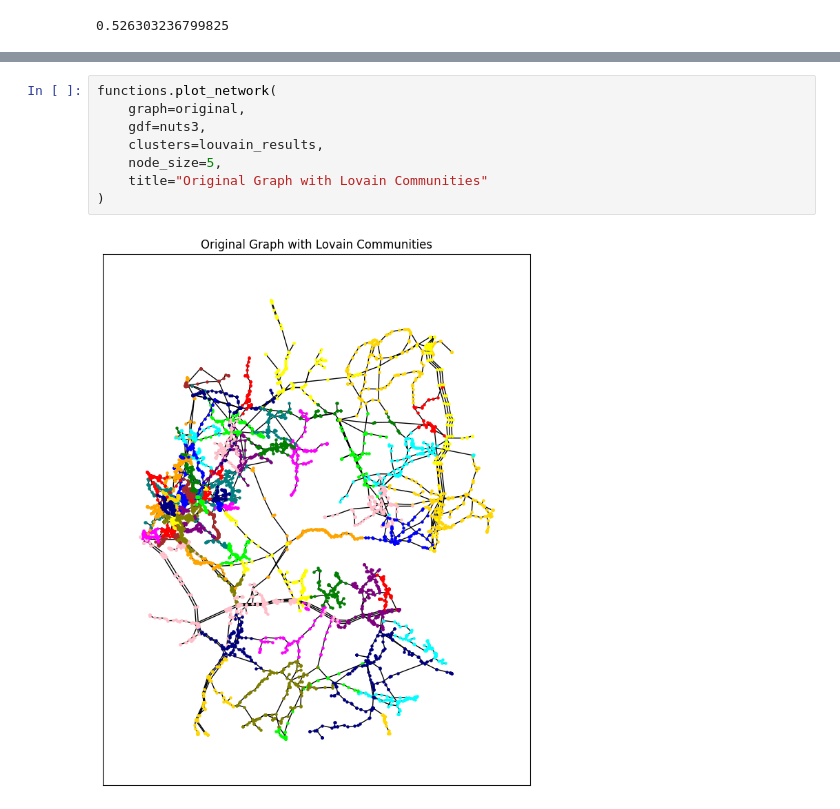
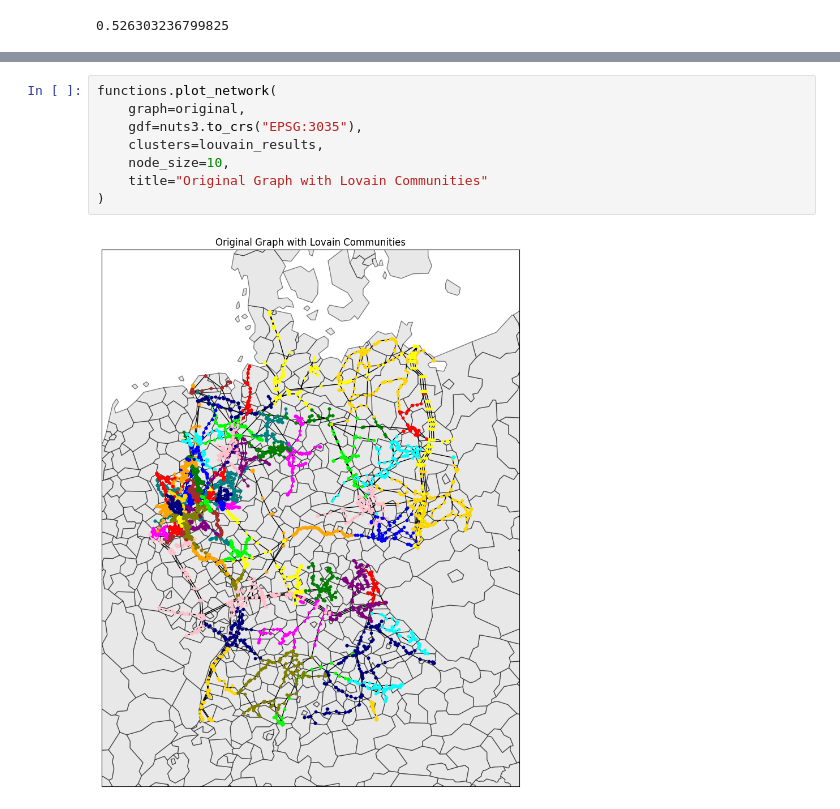
Before and after one commit to hugoschwabe/bachelor-thesis, a Jupyter notebook: benchmark.ipynb, the cells around one changed output, grey strips where cells are left out. Cells and saved outputs as stored; diff of their text form.

```diff
--- a/benchmark.ipynb
+++ b/benchmark.ipynb
@@ -129,13 +133,13 @@ functions.plot_network(
 # %%
 functions.plot_network(
 	graph=original,
-	gdf=nuts3,
+	gdf=nuts3.to_crs("EPSG:3035"),
 	clusters=louvain_results,
-	node_size=5,
+	node_size=10,
 	title="Original Graph with Lovain Communities"
 )
 # %% [output]
-[figure, old version]
+[figure, new version]
 # %%
 functions.plot_network(
 	graph=louvain_graph,
```
Also changed, not shown: parts of 7 cells of this notebook.
